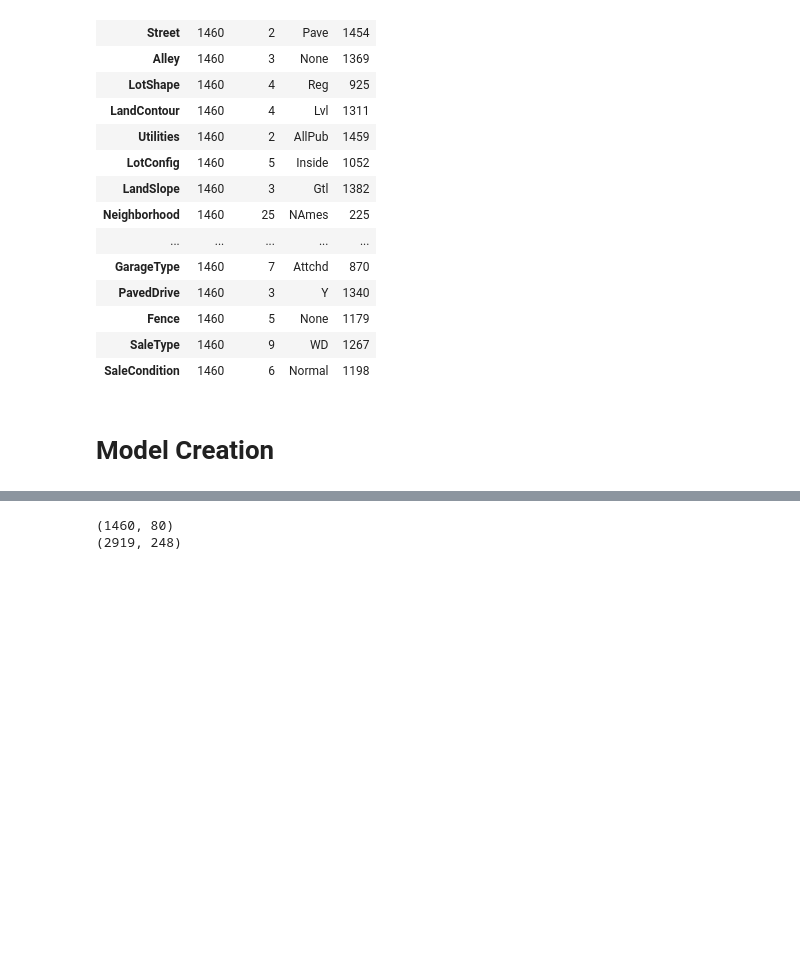
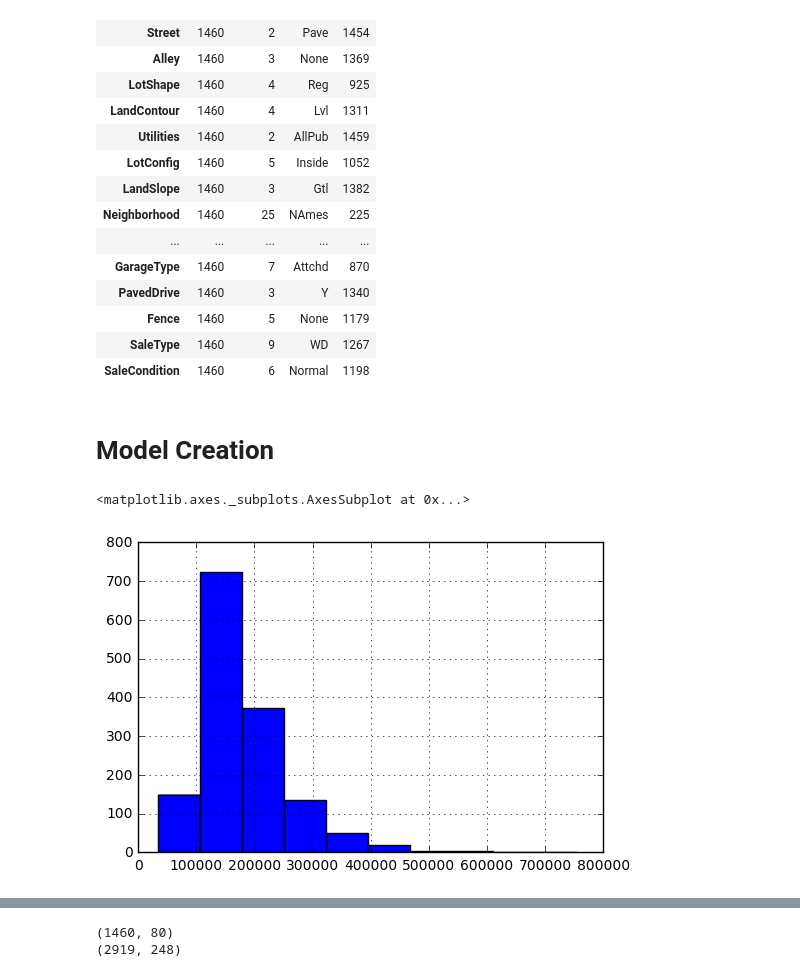
Before and after one commit to jmpounders/kaggle_homeprices, a Jupyter notebook: HomePricePrediction.ipynb, the cells around one changed output, grey strips where cells are left out. Drawn from its saved outputs; the diff is of its cells as text; code cells hidden in the pictures; blank space fills up the shorter version.

```diff
--- a/HomePricePrediction.ipynb
+++ b/HomePricePrediction.ipynb
@@ -334,6 +337,11 @@ df_train[cat_feats].describe().transpose()
 | SaleCondition | 1460 | 6 | Normal | 1198 |
 # %% [markdown]
 # Model Creation
+# %%
+y.hist()
+# %% [output]
+<matplotlib.axes._subplots.AxesSubplot at 0x...>
+[figure, added]
 # %%
 X = pd.get_dummies(df.drop('TrainTest',axis=1))
 df_train = X[training_set].copy()
```
Also changed, not shown: parts of 12 cells of this notebook.
